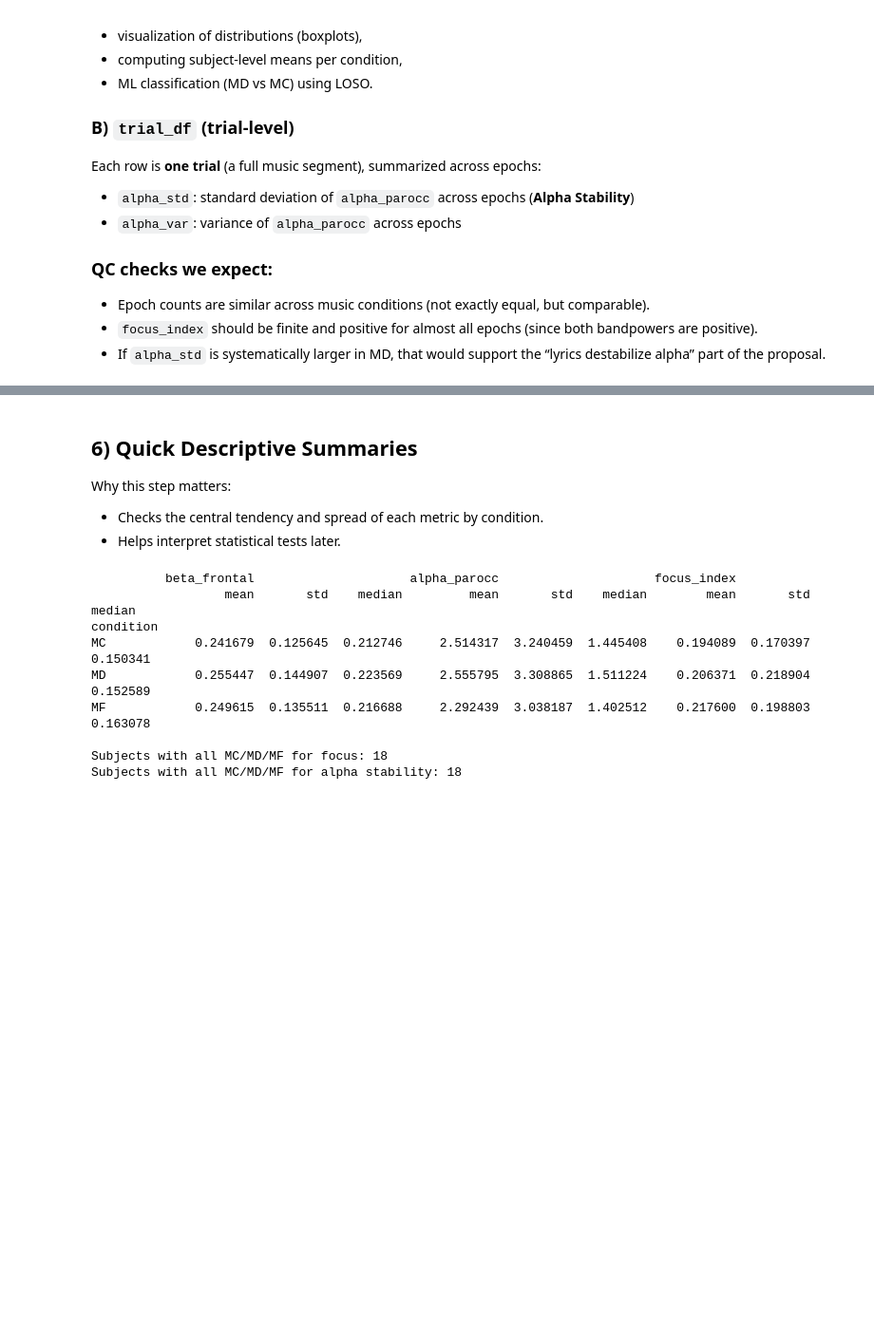
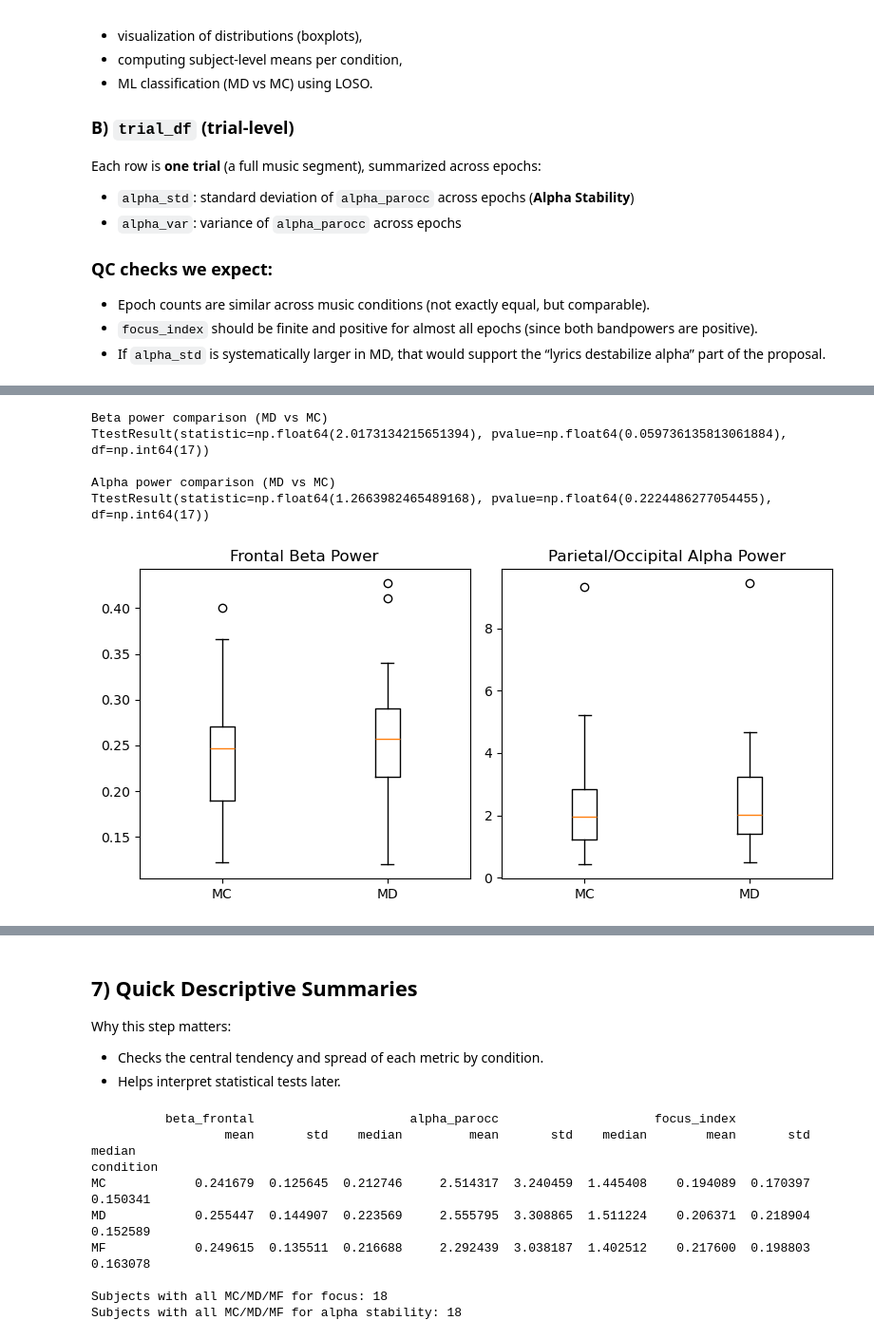
Before and after one commit to BryanR-17/COGS189_Five_Brains, a Jupyter notebook: notebooks/02_feature_stats_ml_visual.ipynb, the cells around one changed output, grey strips where cells are left out. Shown at 95% size. Drawn from its saved outputs; the diff is of its cells as text; code cells hidden in the pictures; blank space fills up the shorter version.

Commit message:
added new cell for seperate band power anlysis

```diff
--- a/notebooks/02_feature_stats_ml_visual.ipynb
+++ b/notebooks/02_feature_stats_ml_visual.ipynb
@@ -454,0 +464,70 @@ Each row is **one trial** (a full music segment), summarized across epochs:
+# %%
+# Keep only MD vs MC trials
+df = epoch_df[epoch_df["condition"].isin(["MD","MC"])].copy()
+
+# Average per subject per condition
+subj_means = (
+    df.groupby(["subject","condition"])[["beta_frontal","alpha_parocc"]]
+    .mean()
+    .reset_index()
+)
+
+# Pivot to align conditions
+pivot = subj_means.pivot(index="subject", columns="condition")
+
+beta_MD = pivot["beta_frontal"]["MD"]
+beta_MC = pivot["beta_frontal"]["MC"]
+
+alpha_MD = pivot["alpha_parocc"]["MD"]
+alpha_MC = pivot["alpha_parocc"]["MC"]
+
+# Paired t-tests
+beta_t = ttest_rel(beta_MD, beta_MC)
+alpha_t = ttest_rel(alpha_MD, alpha_MC)
+
+print("Beta power comparison (MD vs MC)")
+print(beta_t)
+
+print("\nAlpha power comparison (MD vs MC)")
+print(alpha_t)
+
+# Quick visualization
+plt.figure(figsize=(8,4))
+
+plt.subplot(1,2,1)
+plt.boxplot([beta_MC, beta_MD], labels=["MC","MD"])
+plt.title("Frontal Beta Power")
+
+plt.subplot(1,2,2)
+plt.boxplot([alpha_MC, alpha_MD], labels=["MC","MD"])
+plt.title("Parietal/Occipital Alpha Power")
+
+plt.tight_layout()
+plt.show()
+
+print("\nMean Beta Power")
+print("MC:", beta_MC.mean())
+print("MD:", beta_MD.mean())
+
+print("\nMean Alpha Power")
+print("MC:", alpha_MC.mean())
+print("MD:", alpha_MD.mean())
+
+# Paired t-tests
+beta_t, beta_p = ttest_rel(beta_MD, beta_MC)
+alpha_t, alpha_p = ttest_rel(alpha_MD, alpha_MC)
+
+print("\nBeta power paired t-test")
+print("t =", beta_t)
+print("p =", beta_p)
+
+print("\nAlpha power paired t-test")
+print("t =", alpha_t)
+print("p =", alpha_p)
+# %% [output]
+Beta power comparison (MD vs MC)
+TtestResult(statistic=np.float64(2.0173134215651394), pvalue=np.float64(0.059736135813061884), df=np.int64(17))
+
+Alpha power comparison (MD vs MC)
+TtestResult(statistic=np.float64(1.2663982465489168), pvalue=np.float64(0.2224486277054455), df=np.int64(17))
+[figure, added]
@@ -455,5 +549,5 @@ Each row is **one trial** (a full music segment), summarized across epochs:
 # %% [markdown]
-## 6) Quick Descriptive Summaries
+## 7) Quick Descriptive Summaries
 
 Why this step matters:
 - Checks the central tendency and spread of each metric by condition.
```
Also changed, not shown: parts of 8 cells of this notebook.
